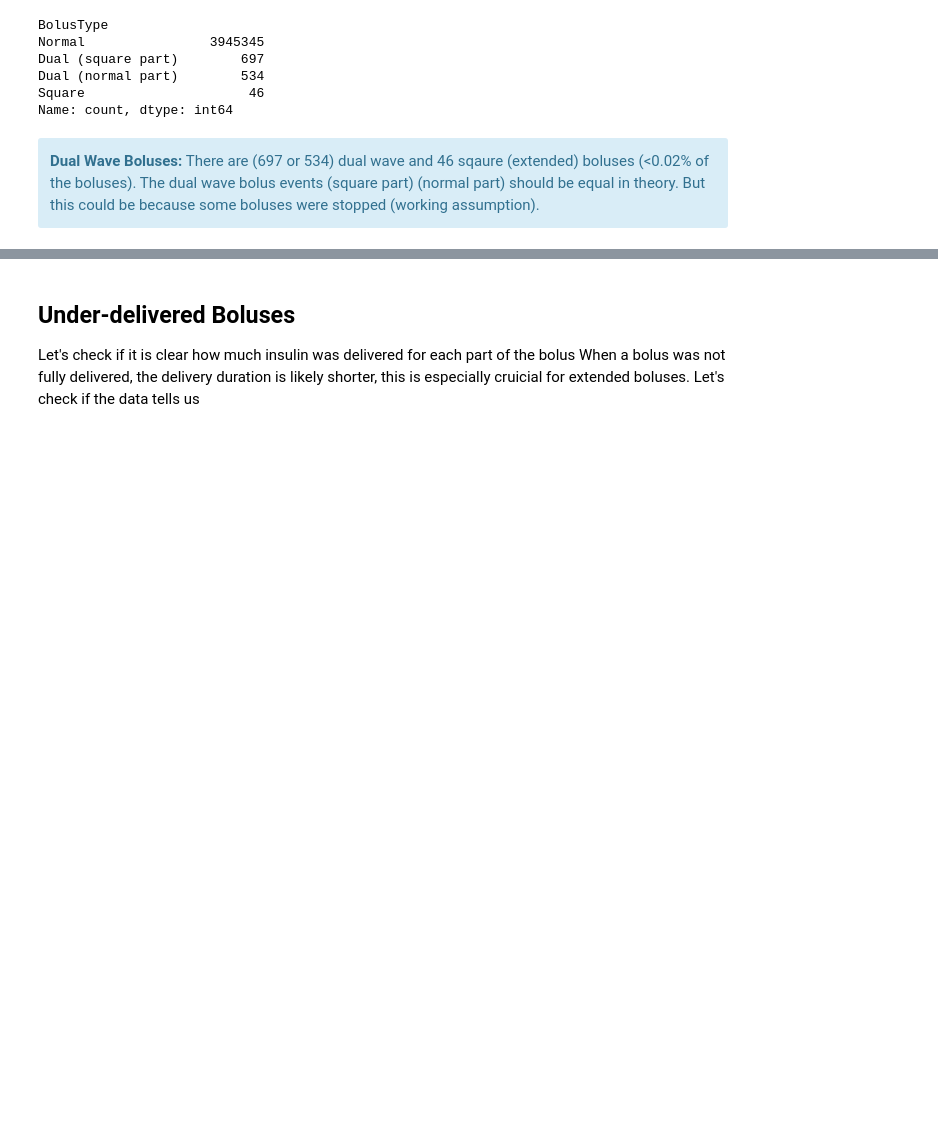
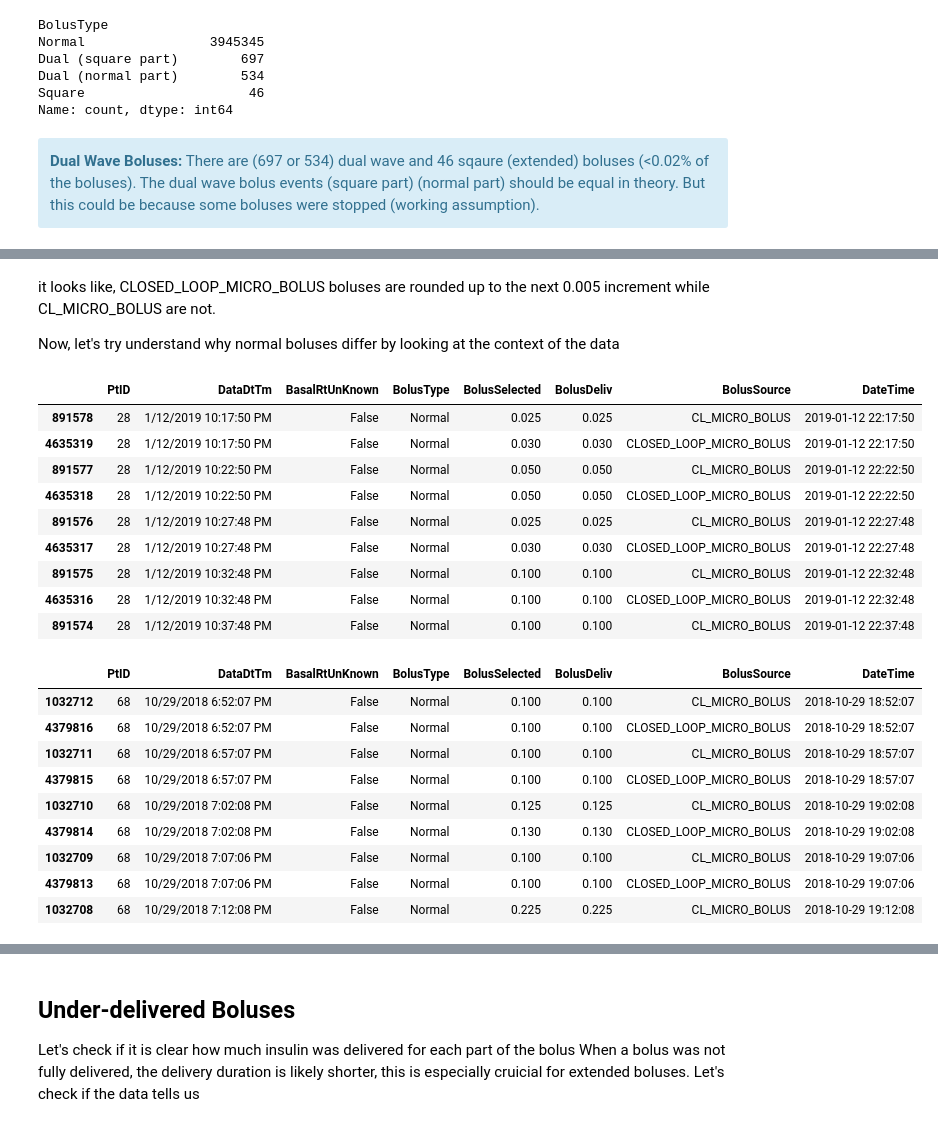
Before and after one commit to nudgebg/egvinsulin, a Jupyter notebook: notebooks/understand-flair-dataset/understand-flair-dataset.ipynb, the cells around one changed output, grey strips where cells are left out. Drawn from its saved outputs; the diff is of its cells as text; code cells hidden in the pictures; blank space fills up the shorter version.

```diff
--- a/notebooks/understand-flair-dataset/understand-flair-dataset.ipynb
+++ b/notebooks/understand-flair-dataset/understand-flair-dataset.ipynb
@@ -796,0 +927,30 @@ Name: count, dtype: int64
+# %% [markdown]
+it looks like, CLOSED_LOOP_MICRO_BOLUS boluses are rounded up to the next 0.005 increment while CL_MICRO_BOLUS are not.
+
+Now, let's try understand why normal boluses differ by looking at the context of the data
+# %%
+for index, sample in remaining_duplicates.sample(2).iterrows():
+    #display(sample)
+    surrounding_rows = pandas_helper.extract_surrounding_rows(df_insulin, sample.name, 4, sort_by=['PtID', 'DateTime'])
+    display(surrounding_rows.dropna(how='all',axis=1))
+# %% [output]
+|  | PtID | DataDtTm | BasalRtUnKnown | BolusType | BolusSelected | BolusDeliv | BolusSource | DateTime |
+| 891578 | 28 | 1/12/2019 10:17:50 PM | False | Normal | 0.025 | 0.025 | CL_MICRO_BOLUS | 2019-01-12 22:17:50 |
+| 4635319 | 28 | 1/12/2019 10:17:50 PM | False | Normal | 0.030 | 0.030 | CLOSED_LOOP_MICRO_BOLUS | 2019-01-12 22:17:50 |
+| 891577 | 28 | 1/12/2019 10:22:50 PM | False | Normal | 0.050 | 0.050 | CL_MICRO_BOLUS | 2019-01-12 22:22:50 |
+| 4635318 | 28 | 1/12/2019 10:22:50 PM | False | Normal | 0.050 | 0.050 | CLOSED_LOOP_MICRO_BOLUS | 2019-01-12 22:22:50 |
+| 891576 | 28 | 1/12/2019 10:27:48 PM | False | Normal | 0.025 | 0.025 | CL_MICRO_BOLUS | 2019-01-12 22:27:48 |
+| 4635317 | 28 | 1/12/2019 10:27:48 PM | False | Normal | 0.030 | 0.030 | CLOSED_LOOP_MICRO_BOLUS | 2019-01-12 22:27:48 |
+| 891575 | 28 | 1/12/2019 10:32:48 PM | False | Normal | 0.100 | 0.100 | CL_MICRO_BOLUS | 2019-01-12 22:32:48 |
+| 4635316 | 28 | 1/12/2019 10:32:48 PM | False | Normal | 0.100 | 0.100 | CLOSED_LOOP_MICRO_BOLUS | 2019-01-12 22:32:48 |
+| 891574 | 28 | 1/12/2019 10:37:48 PM | False | Normal | 0.100 | 0.100 | CL_MICRO_BOLUS | 2019-01-12 22:37:48 |
+|  | PtID | DataDtTm | BasalRtUnKnown | BolusType | BolusSelected | BolusDeliv | BolusSource | DateTime |
+| 1032712 | 68 | 10/29/2018 6:52:07 PM | False | Normal | 0.100 | 0.100 | CL_MICRO_BOLUS | 2018-10-29 18:52:07 |
+| 4379816 | 68 | 10/29/2018 6:52:07 PM | False | Normal | 0.100 | 0.100 | CLOSED_LOOP_MICRO_BOLUS | 2018-10-29 18:52:07 |
+| 1032711 | 68 | 10/29/2018 6:57:07 PM | False | Normal | 0.100 | 0.100 | CL_MICRO_BOLUS | 2018-10-29 18:57:07 |
+| 4379815 | 68 | 10/29/2018 6:57:07 PM | False | Normal | 0.100 | 0.100 | CLOSED_LOOP_MICRO_BOLUS | 2018-10-29 18:57:07 |
+| 1032710 | 68 | 10/29/2018 7:02:08 PM | False | Normal | 0.125 | 0.125 | CL_MICRO_BOLUS | 2018-10-29 19:02:08 |
+| 4379814 | 68 | 10/29/2018 7:02:08 PM | False | Normal | 0.130 | 0.130 | CLOSED_LOOP_MICRO_BOLUS | 2018-10-29 19:02:08 |
+| 1032709 | 68 | 10/29/2018 7:07:06 PM | False | Normal | 0.100 | 0.100 | CL_MICRO_BOLUS | 2018-10-29 19:07:06 |
+| 4379813 | 68 | 10/29/2018 7:07:06 PM | False | Normal | 0.100 | 0.100 | CLOSED_LOOP_MICRO_BOLUS | 2018-10-29 19:07:06 |
+| 1032708 | 68 | 10/29/2018 7:12:08 PM | False | Normal | 0.225 | 0.225 | CL_MICRO_BOLUS | 2018-10-29 19:12:08 |
```
Also changed, not shown: parts of 12 cells of this notebook, 4 other files.
